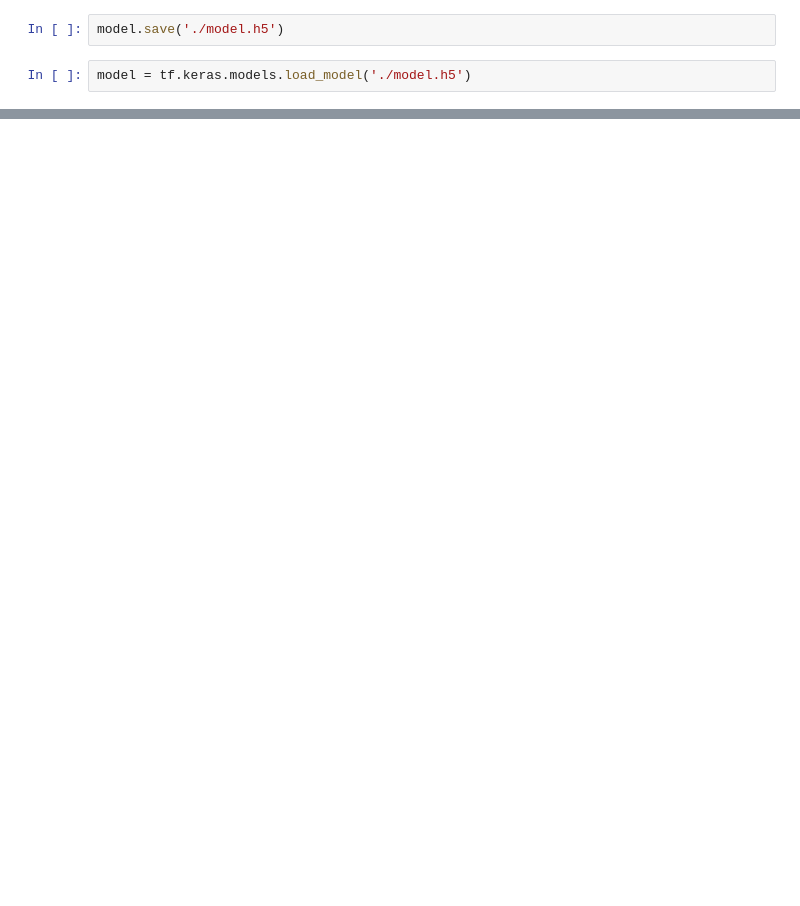
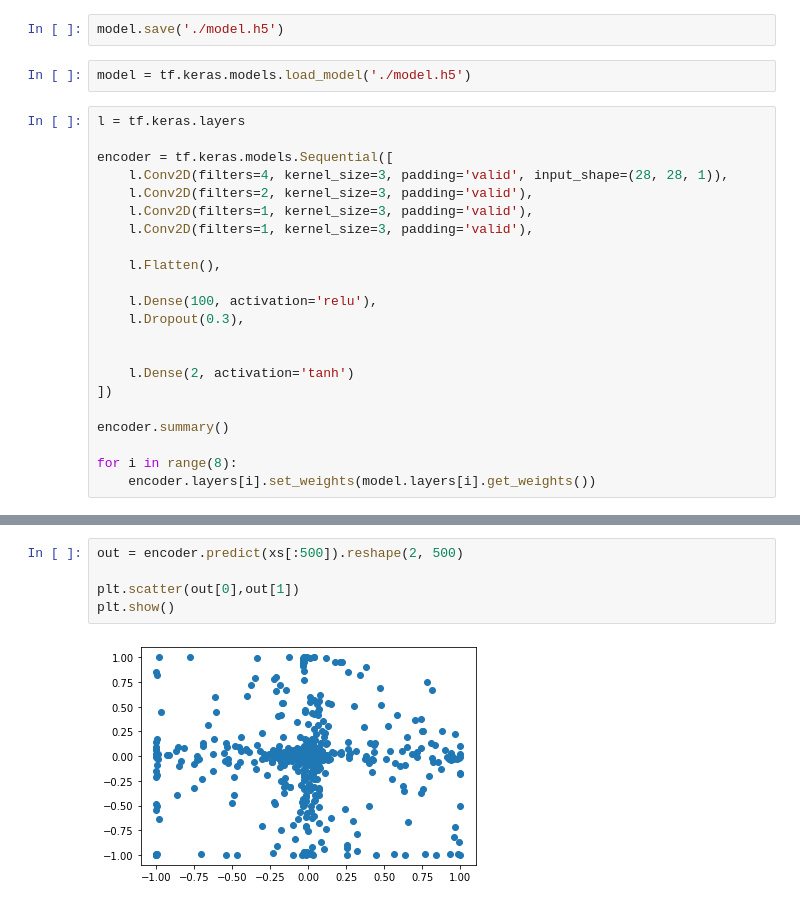
Before and after one commit to Maicon-Moreira/mnist-auto-encoder, a Jupyter notebook: main.ipynb, the cells around one changed output, grey strips where cells are left out. Saved outputs shown, nothing was run; the diff lists cells and outputs as text; blank space fills up the shorter version.

Commit message:
encoder and decoder

```diff
--- a/main.ipynb
+++ b/main.ipynb
@@ -93,3 +90,25 @@ KeyboardInterrupt:
 model.save('./model.h5')
 # %%
 model = tf.keras.models.load_model('./model.h5')
+# %%
+l = tf.keras.layers
+
+encoder = tf.keras.models.Sequential([
+    l.Conv2D(filters=4, kernel_size=3, padding='valid', input_shape=(28, 28, 1)),
+    l.Conv2D(filters=2, kernel_size=3, padding='valid'),
+    l.Conv2D(filters=1, kernel_size=3, padding='valid'),
+    l.Conv2D(filters=1, kernel_size=3, padding='valid'),
+
+    l.Flatten(),
+
+    l.Dense(100, activation='relu'),
+    l.Dropout(0.3),
+
+
+    l.Dense(2, activation='tanh')
+])
+
+encoder.summary()
+
+for i in range(8):
+    encoder.layers[i].set_weights(model.layers[i].get_weights())
@@ -95,0 +133,7 @@ model = tf.keras.models.load_model('./model.h5')
+# %%
+out = encoder.predict(xs[:500]).reshape(2, 500)
+
+plt.scatter(out[0],out[1])
+plt.show()
+# %% [output]
+[figure, added]
```
Also changed, not shown: parts of 7 cells of this notebook, 1 other file.
